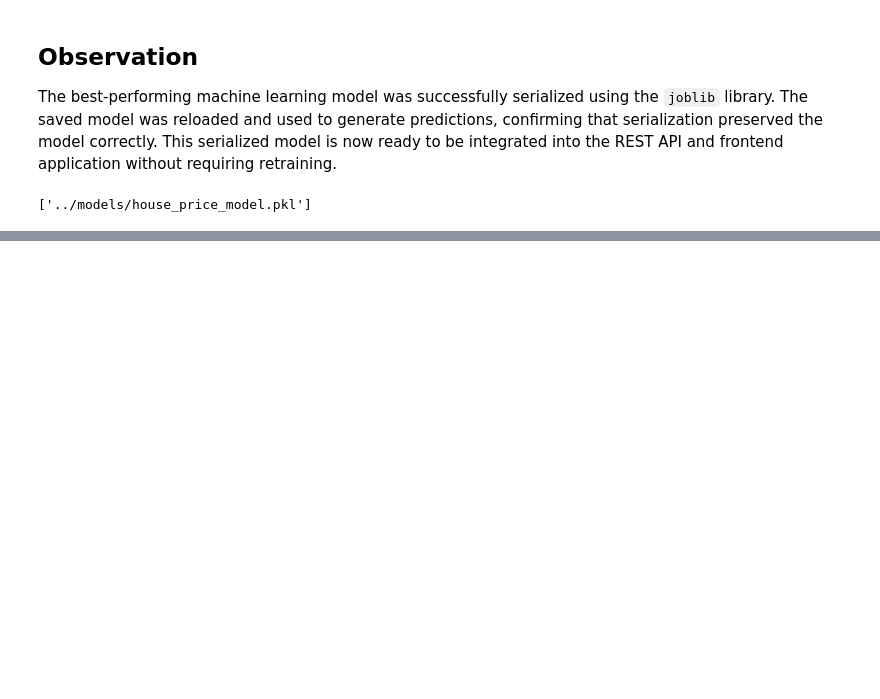
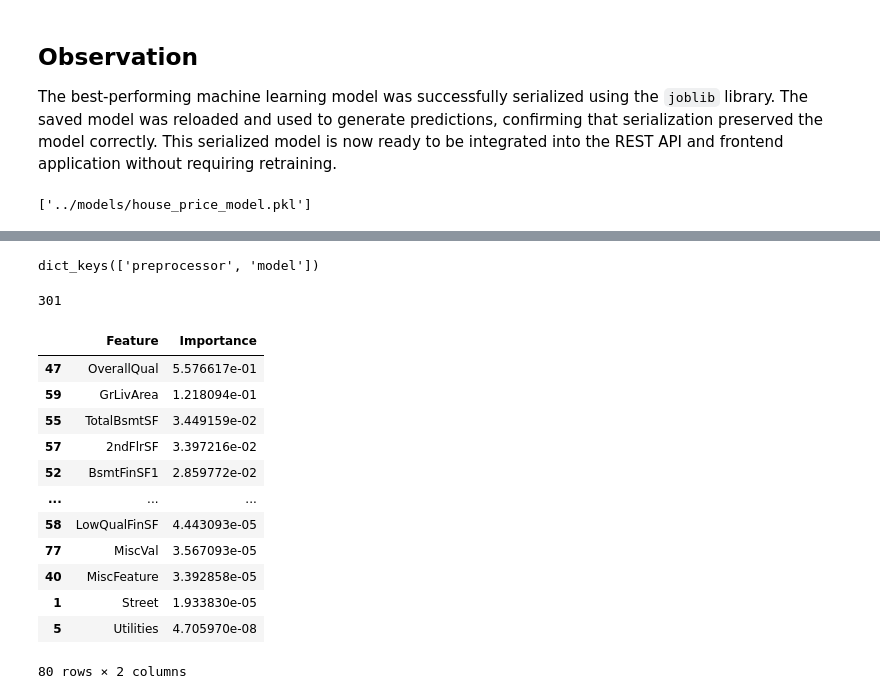
Before and after one commit to Soban-Creator/house-price-prediction, a Jupyter notebook: notebooks/01_eda.ipynb, the cells around one changed output, grey strips where cells are left out. Drawn from its saved outputs; the diff is of its cells as text; code cells hidden in the pictures; blank space fills up the shorter version.

```diff
--- a/notebooks/01_eda.ipynb
+++ b/notebooks/01_eda.ipynb
@@ -1435,0 +1667,65 @@ loaded_model = joblib.load("../models/house_price_model.pkl")
+# %%
+print(pipeline.named_steps.keys())
+# %% [output]
+dict_keys(['preprocessor', 'model'])
+# %%
+print(len(pipeline.named_steps["model"].feature_importances_))
+# %% [output]
+301
+# %%
+original_importance = {}
+
+for feature_name, importance in zip(
+    encoded_feature_names,
+    pipeline.named_steps["model"].feature_importances_
+):
+
+    if feature_name.startswith("numerical__"):
+        original_name = feature_name.replace("numerical__", "")
+
+    elif feature_name.startswith("categorical__"):
+
+        encoded_part = feature_name.replace("categorical__", "")
+
+        original_name = None
+
+        for col in categorical_features:
+            if encoded_part.startswith(col + "_"):
+                original_name = col
+                break
+
+        if original_name is None:
+            original_name = encoded_part
+
+    else:
+        original_name = feature_name
+
+    original_importance[original_name] = (
+        original_importance.get(original_name, 0) + importance
+    )
+# %%
+importance_df = pd.DataFrame(
+    original_importance.items(),
+    columns=["Feature", "Importance"]
+)
+
+importance_df = importance_df.sort_values(
+    by="Importance",
+    ascending=False
+)
+
+importance_df
+# %% [output]
+|  | Feature | Importance |
+| 47 | OverallQual | 5.576617e-01 |
+| 59 | GrLivArea | 1.218094e-01 |
+| 55 | TotalBsmtSF | 3.449159e-02 |
+| 57 | 2ndFlrSF | 3.397216e-02 |
+| 52 | BsmtFinSF1 | 2.859772e-02 |
+| ... | ... | ... |
+| 58 | LowQualFinSF | 4.443093e-05 |
+| 77 | MiscVal | 3.567093e-05 |
+| 40 | MiscFeature | 3.392858e-05 |
+| 1 | Street | 1.933830e-05 |
+| 5 | Utilities | 4.705970e-08 |
+80 rows × 2 columns
```
Also changed, not shown: parts of 58 cells of this notebook, 1 other file.
